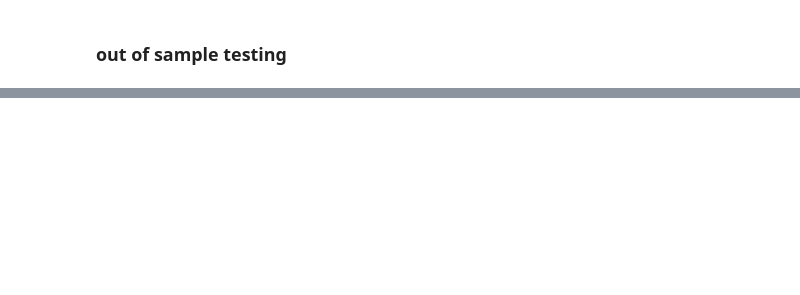
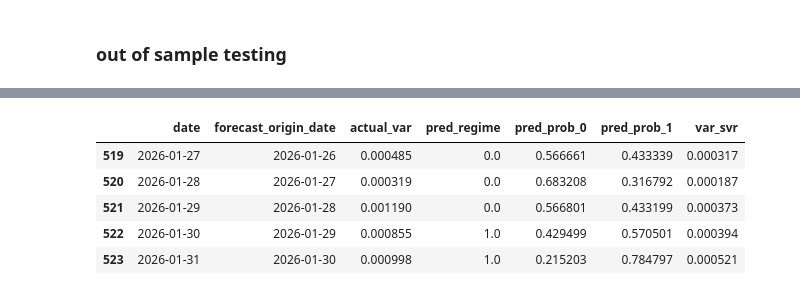
Before and after one commit to Therulow/DSE4211-GRP13, a Jupyter notebook: lstm-regimeaware/lstm_regime6.ipynb, the cells around one changed output, grey strips where cells are left out. Cells and saved outputs as stored; diff of their text form; code cells hidden in the pictures; blank space fills up the shorter version.

```diff
--- a/lstm-regimeaware/lstm_regime6.ipynb
+++ b/lstm-regimeaware/lstm_regime6.ipynb
@@ -1025,0 +1054,9 @@ Number of test forecasts: 523
+# %%
+test_svr.tail()
+# %% [output]
+|  | date | forecast_origin_date | actual_var | pred_regime | pred_prob_0 | pred_prob_1 | var_svr |
+| 519 | 2026-01-27 | 2026-01-26 | 0.000485 | 0.0 | 0.566661 | 0.433339 | 0.000317 |
+| 520 | 2026-01-28 | 2026-01-27 | 0.000319 | 0.0 | 0.683208 | 0.316792 | 0.000187 |
+| 521 | 2026-01-29 | 2026-01-28 | 0.001190 | 0.0 | 0.566801 | 0.433199 | 0.000373 |
+| 522 | 2026-01-30 | 2026-01-29 | 0.000855 | 1.0 | 0.429499 | 0.570501 | 0.000394 |
+| 523 | 2026-01-31 | 2026-01-30 | 0.000998 | 1.0 | 0.215203 | 0.784797 | 0.000521 |
```
Also changed, not shown: parts of 16 cells of this notebook, 1 other file.
